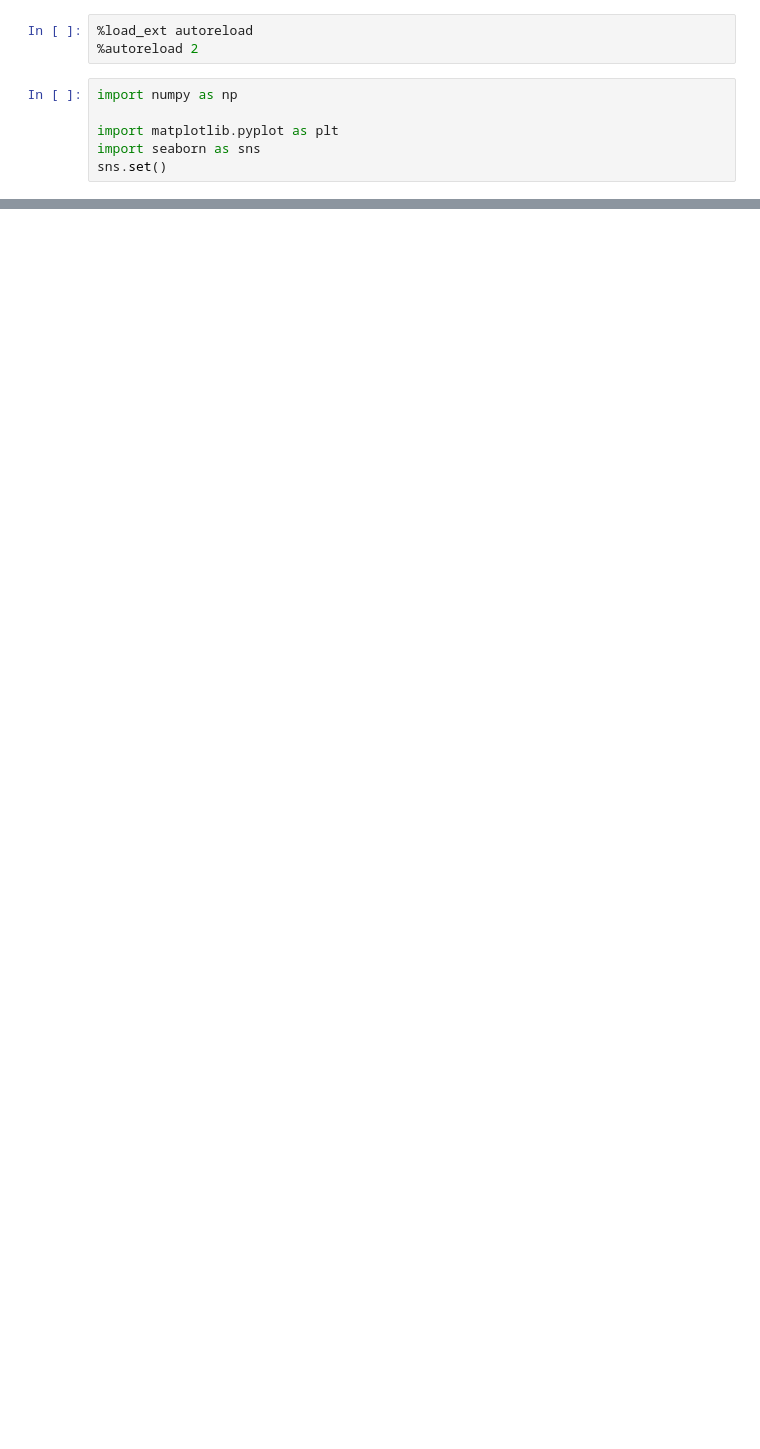
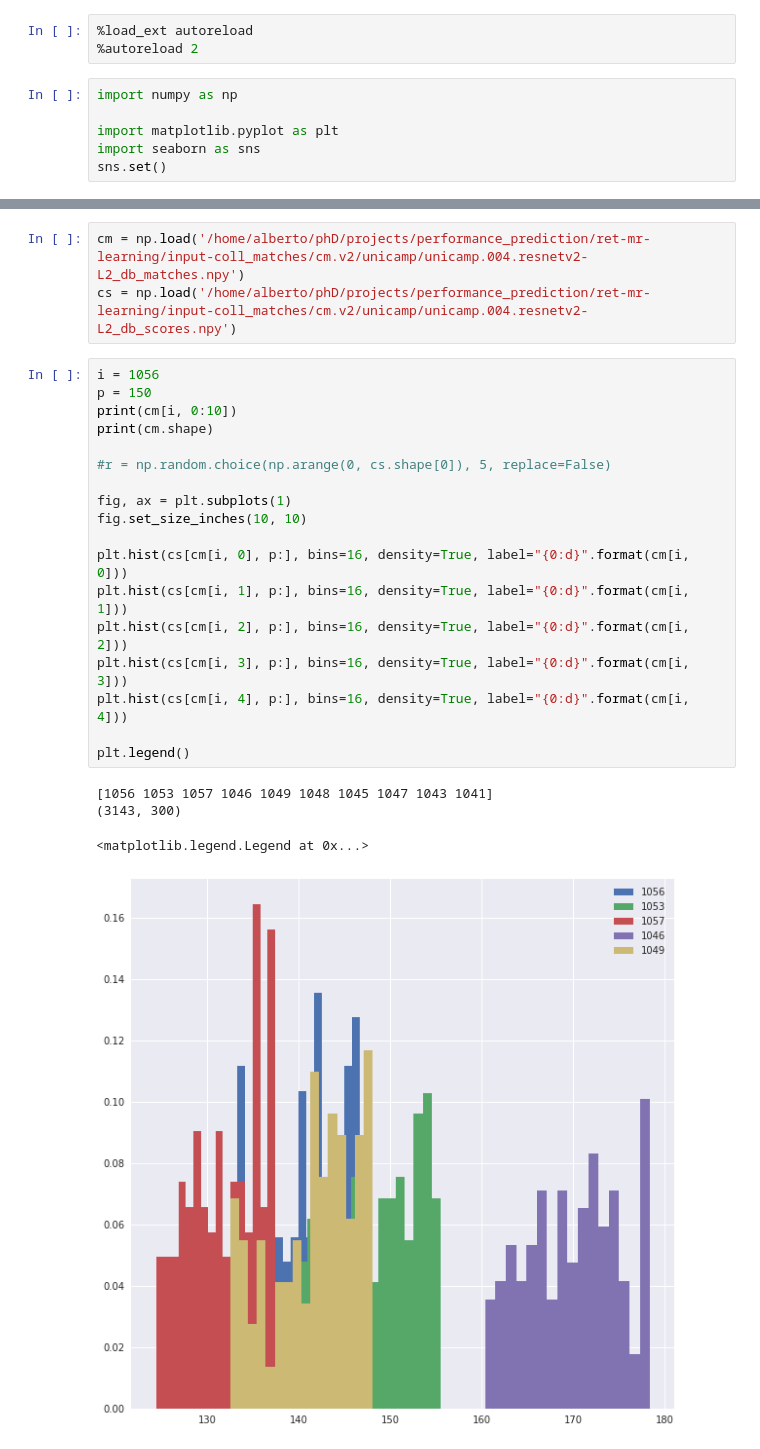
Before and after one commit to alberto-oliveira/ret-mr-learning, a Jupyter notebook: source/notebooks/Untitled1.ipynb, the cells around one changed output, grey strips where cells are left out. Saved outputs shown, nothing was run; the diff lists cells and outputs as text; blank space fills up the shorter version.

```diff
--- a/source/notebooks/Untitled1.ipynb
+++ b/source/notebooks/Untitled1.ipynb
@@ -58,0 +59,26 @@ plt.legend(**dict(fontsize='xx-large'))
+# %%
+cm = np.load('/home/alberto/phD/projects/performance_prediction/ret-mr-learning/input-coll_matches/cm.v2/unicamp/unicamp.004.resnetv2-L2_db_matches.npy')
+cs = np.load('/home/alberto/phD/projects/performance_prediction/ret-mr-learning/input-coll_matches/cm.v2/unicamp/unicamp.004.resnetv2-L2_db_scores.npy')
+# %%
+i = 1056
+p = 150
+print(cm[i, 0:10])
+print(cm.shape)
+
+#r = np.random.choice(np.arange(0, cs.shape[0]), 5, replace=False)
+
+fig, ax = plt.subplots(1)
+fig.set_size_inches(10, 10)
+
+plt.hist(cs[cm[i, 0], p:], bins=16, density=True, label="{0:d}".format(cm[i, 0]))
+plt.hist(cs[cm[i, 1], p:], bins=16, density=True, label="{0:d}".format(cm[i, 1]))
+plt.hist(cs[cm[i, 2], p:], bins=16, density=True, label="{0:d}".format(cm[i, 2]))
+plt.hist(cs[cm[i, 3], p:], bins=16, density=True, label="{0:d}".format(cm[i, 3]))
+plt.hist(cs[cm[i, 4], p:], bins=16, density=True, label="{0:d}".format(cm[i, 4]))
+
+plt.legend()
+# %% [output]
+[1056 1053 1057 1046 1049 1048 1045 1047 1043 1041]
+(3143, 300)
+<matplotlib.legend.Legend at 0x...>
+[figure, added]
```
Also changed, not shown: parts of 3 cells of this notebook, 7 other files.
